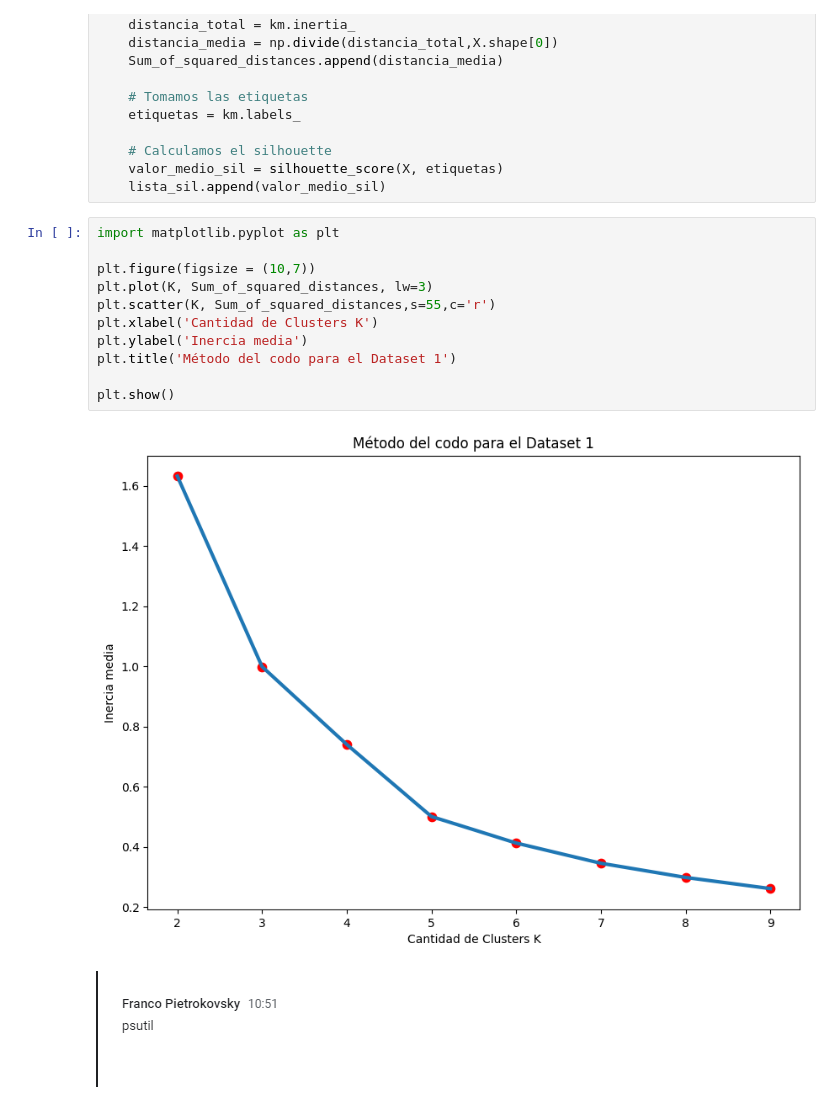
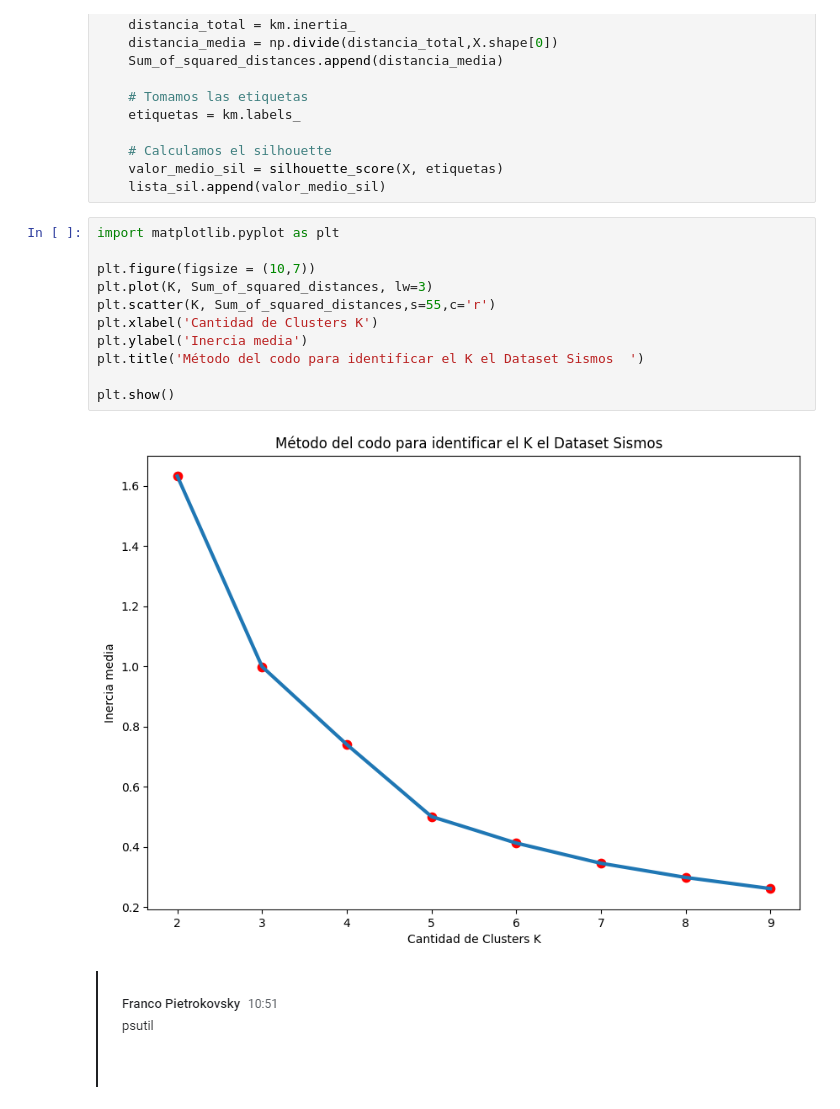
Before and after one commit to elRafas/PF-Alertas-Sismicas, a Jupyter notebook: notebooks/Machine_Learning/Machin_Learning_api.ipynb, the cells around one changed output. Cells and saved outputs as stored; diff of their text form.

```diff
--- a/notebooks/Machine_Learning/Machin_Learning_api.ipynb
+++ b/notebooks/Machine_Learning/Machin_Learning_api.ipynb
@@ -329,16 +340,16 @@ for k in K:
 # %%
 import matplotlib.pyplot as plt
 
 plt.figure(figsize = (10,7))
 plt.plot(K, Sum_of_squared_distances, lw=3)
 plt.scatter(K, Sum_of_squared_distances,s=55,c='r')
 plt.xlabel('Cantidad de Clusters K')
 plt.ylabel('Inercia media')
-plt.title('Método del codo para el Dataset 1')
+plt.title('Método del codo para identificar el K el Dataset Sismos  ')
 
 plt.show()
 # %% [output]
-[figure, old version]
+[figure, new version]
 # %% [markdown]
 ![image.png](attachment:image.png)
 # %%
```
Also changed, not shown: parts of 10 cells of this notebook, 3 other files.
